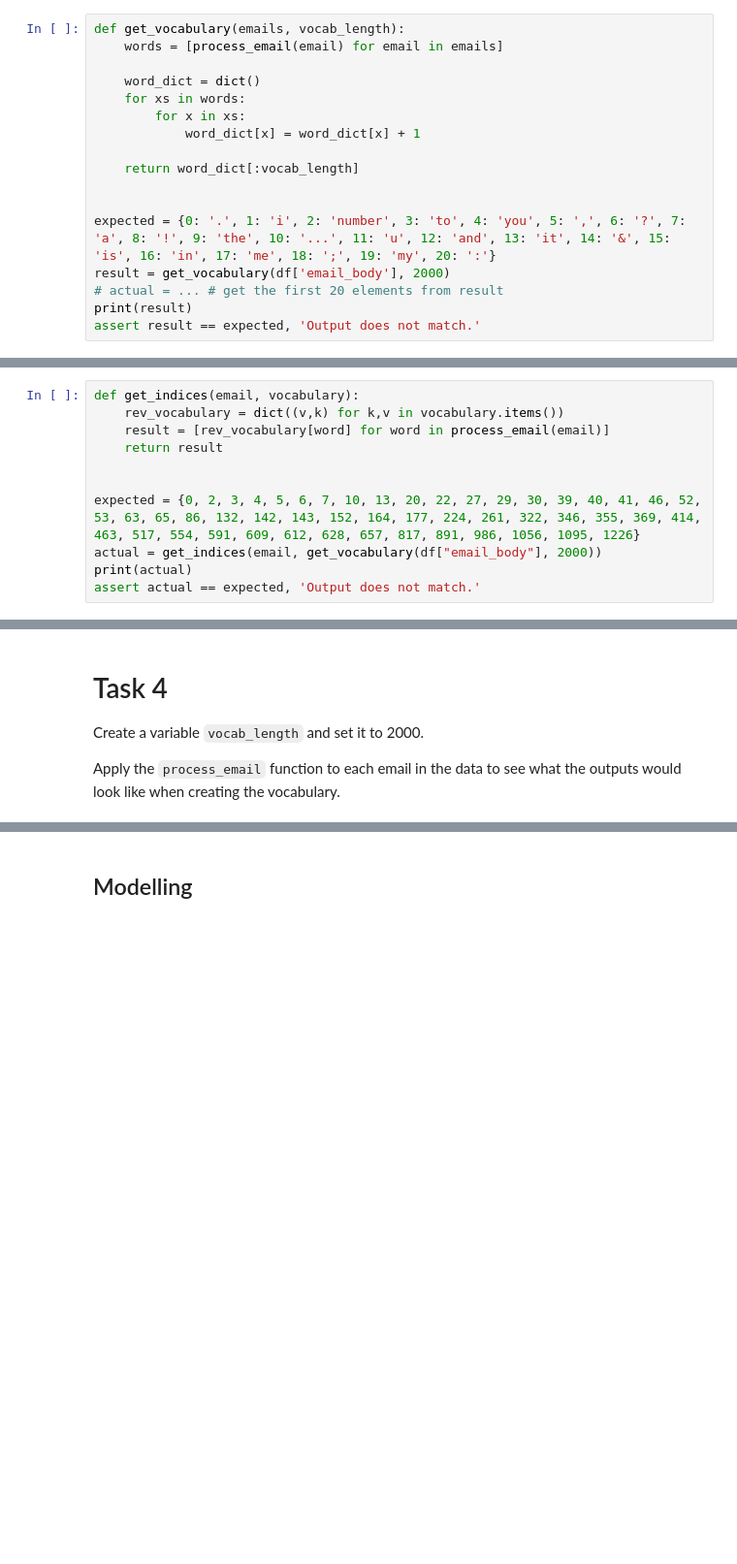
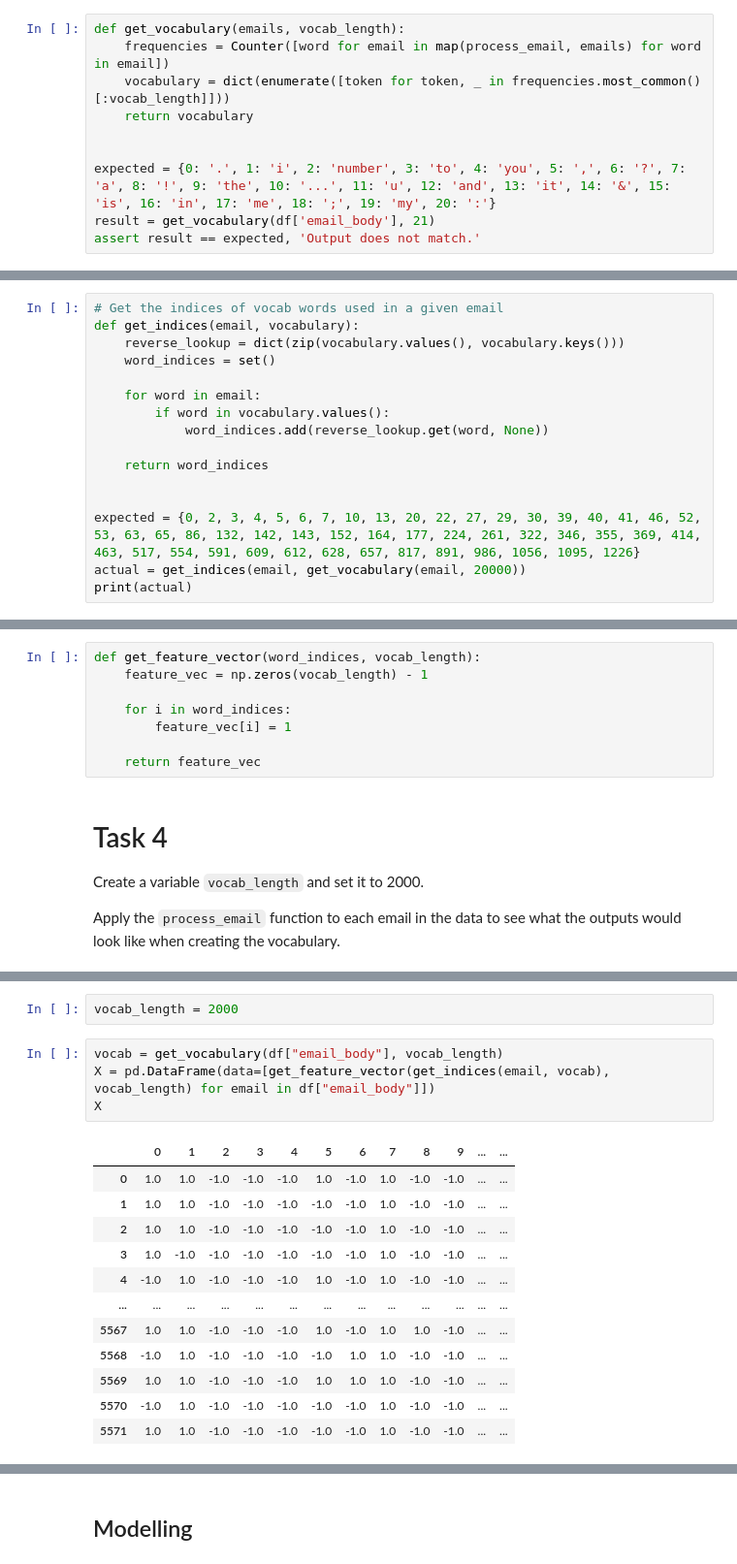
Before and after one commit to bili2002/ML_23-24, a Jupyter notebook: Week_06 - Classification. SVM/svm.ipynb, the cells around one changed output, grey strips where cells are left out. Shown at 97% size. Cells and saved outputs as stored; diff of their text form; blank space fills up the shorter version.

```diff
--- a/Week_06 - Classification. SVM/svm.ipynb
+++ b/Week_06 - Classification. SVM/svm.ipynb
@@ -300,18 +305,11 @@ A vocabulary of size `n` is the enumerated mapping of the `n` most common words.
 Define a function `get_vocabulary` that accepts a list of email strings and an upper limit for the size of the vocabulary (mapping from index to words) and builds a vocabulary with that size.
 # %%
 def get_vocabulary(emails, vocab_length):
-    words = [process_email(email) for email in emails]
-
-    word_dict = dict()
-    for xs in words:
-        for x in xs:
-            word_dict[x] = word_dict[x] + 1
-
-    return word_dict[:vocab_length]
+    frequencies = Counter([word for email in map(process_email, emails) for word in email])
+    vocabulary = dict(enumerate([token for token, _ in frequencies.most_common()[:vocab_length]]))
+    return vocabulary
 
 
 expected = {0: '.', 1: 'i', 2: 'number', 3: 'to', 4: 'you', 5: ',', 6: '?', 7: 'a', 8: '!', 9: 'the', 10: '...', 11: 'u', 12: 'and', 13: 'it', 14: '&', 15: 'is', 16: 'in', 17: 'me', 18: ';', 19: 'my', 20: ':'}
-result = get_vocabulary(df['email_body'], 2000)
-# actual = ... # get the first 20 elements from result
-print(result)
+result = get_vocabulary(df['email_body'], 21)
 assert result == expected, 'Output does not match.'
@@ -337,14 +318,19 @@ Define a function `get_indices` that returns the indices of words used in a give
 
 If a word is not present in the vocabulary, assign `None` for its index.
 # %%
+# Get the indices of vocab words used in a given email
 def get_indices(email, vocabulary):
-    rev_vocabulary = dict((v,k) for k,v in vocabulary.items())
-    result = [rev_vocabulary[word] for word in process_email(email)]
-    return result
+    reverse_lookup = dict(zip(vocabulary.values(), vocabulary.keys()))
+    word_indices = set()
+
+    for word in email:
+        if word in vocabulary.values():
+            word_indices.add(reverse_lookup.get(word, None))
+
+    return word_indices
 
 
 expected = {0, 2, 3, 4, 5, 6, 7, 10, 13, 20, 22, 27, 29, 30, 39, 40, 41, 46, 52, 53, 63, 65, 86, 132, 142, 143, 152, 164, 177, 224, 261, 322, 346, 355, 369, 414, 463, 517, 554, 591, 609, 612, 628, 657, 817, 891, 986, 1056, 1095, 1226}
-actual = get_indices(email, get_vocabulary(df["email_body"], 2000))
+actual = get_indices(email, get_vocabulary(email, 20000))
 print(actual)
-assert actual == expected, 'Output does not match.'
 # %% [output]
@@ -366,3 +343,11 @@ array([ 1., -1.,  1., ..., -1., -1., -1.])
+# %%
+def get_feature_vector(word_indices, vocab_length):
+    feature_vec = np.zeros(vocab_length) - 1
+
+    for i in word_indices:
+        feature_vec[i] = 1
+
+    return feature_vec
 # %% [markdown]
 # Task 4
 
@@ -418,0 +357,19 @@ Name: classif, Length: 5572, dtype: int64
+# %%
+vocab_length = 2000
+# %%
+vocab = get_vocabulary(df["email_body"], vocab_length)
+X = pd.DataFrame(data=[get_feature_vector(get_indices(email, vocab), vocab_length) for email in df["email_body"]])
+X
+# %% [output]
+|  | 0 | 1 | 2 | 3 | 4 | 5 | 6 | 7 | 8 | 9 | ... | ... |
+| 0 | 1.0 | 1.0 | -1.0 | -1.0 | -1.0 | 1.0 | -1.0 | 1.0 | -1.0 | -1.0 | ... | ... |
+| 1 | 1.0 | 1.0 | -1.0 | -1.0 | -1.0 | -1.0 | -1.0 | 1.0 | -1.0 | -1.0 | ... | ... |
+| 2 | 1.0 | 1.0 | -1.0 | -1.0 | -1.0 | -1.0 | -1.0 | 1.0 | -1.0 | -1.0 | ... | ... |
+| 3 | 1.0 | -1.0 | -1.0 | -1.0 | -1.0 | -1.0 | -1.0 | 1.0 | -1.0 | -1.0 | ... | ... |
+| 4 | -1.0 | 1.0 | -1.0 | -1.0 | -1.0 | 1.0 | -1.0 | 1.0 | -1.0 | -1.0 | ... | ... |
+| ... | ... | ... | ... | ... | ... | ... | ... | ... | ... | ... | ... | ... |
+| 5567 | 1.0 | 1.0 | -1.0 | -1.0 | -1.0 | 1.0 | -1.0 | 1.0 | 1.0 | -1.0 | ... | ... |
+| 5568 | -1.0 | 1.0 | -1.0 | -1.0 | -1.0 | -1.0 | 1.0 | 1.0 | -1.0 | -1.0 | ... | ... |
+| 5569 | 1.0 | 1.0 | -1.0 | -1.0 | -1.0 | 1.0 | 1.0 | 1.0 | -1.0 | -1.0 | ... | ... |
+| 5570 | -1.0 | 1.0 | -1.0 | -1.0 | -1.0 | -1.0 | -1.0 | 1.0 | -1.0 | -1.0 | ... | ... |
+| 5571 | 1.0 | 1.0 | -1.0 | -1.0 | -1.0 | -1.0 | -1.0 | 1.0 | -1.0 | -1.0 | ... | ... |
```
Also changed, not shown: parts of 28 cells of this notebook, 8 other files.
